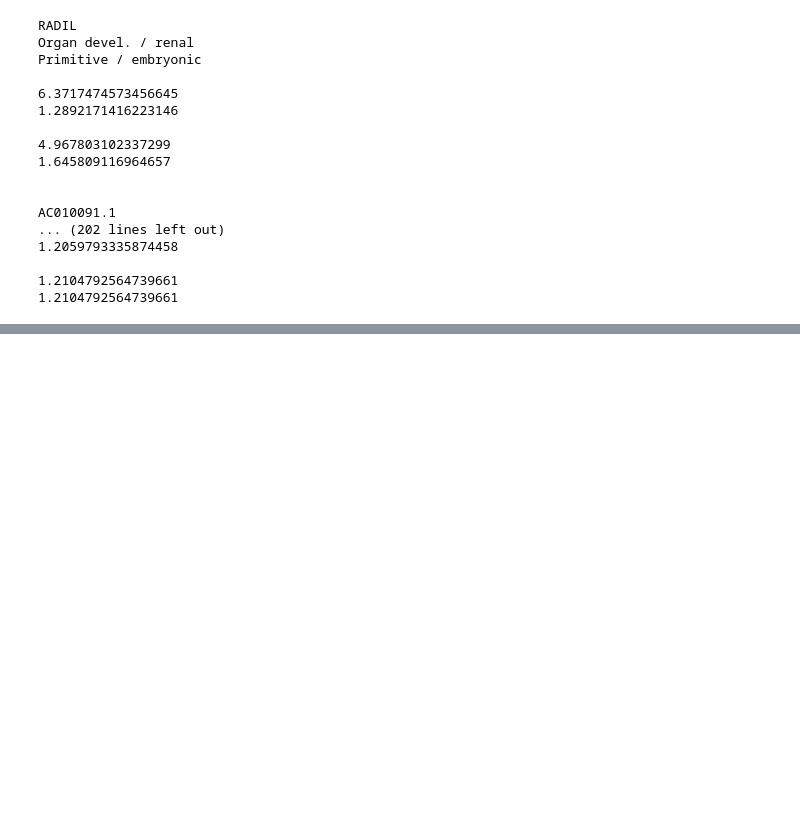
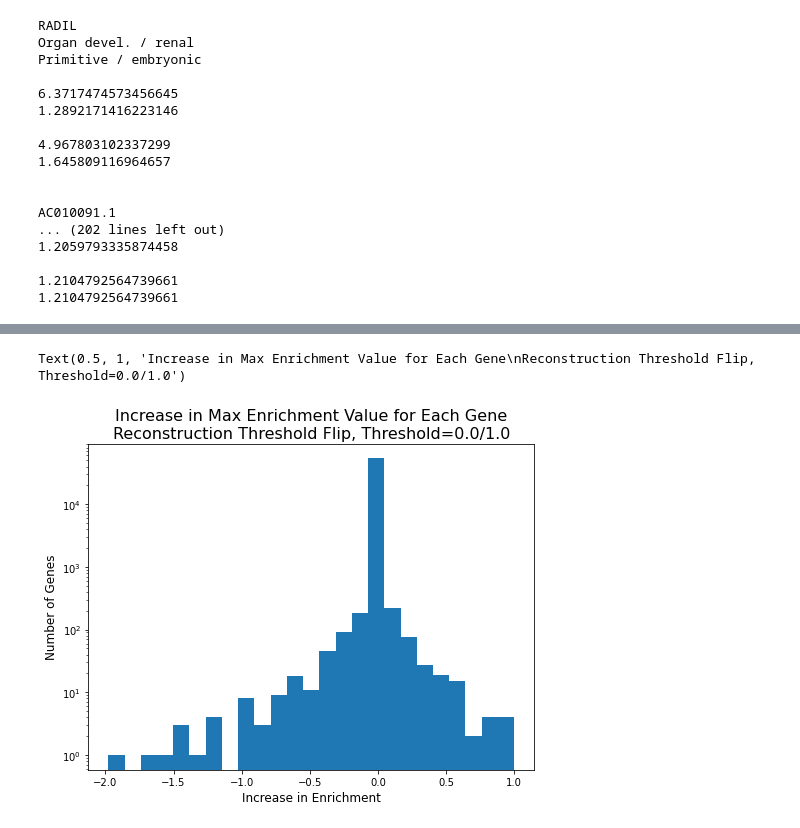
Before and after one commit to meuleman/gilbertAPI, a Jupyter notebook: recommendersystems/NMF/DHS/quality_of_NMF_recon_threshold_flip_01thresh_gene_enrichment.ipynb, the cells around one changed output, grey strips where cells are left out. Saved outputs shown, nothing was run; the diff lists cells and outputs as text; code cells hidden in the pictures; blank space fills up the shorter version.

```diff
--- a/recommendersystems/NMF/DHS/quality_of_NMF_recon_threshold_flip_01thresh_gene_enrichment.ipynb
+++ b/recommendersystems/NMF/DHS/quality_of_NMF_recon_threshold_flip_01thresh_gene_enrichment.ipynb
@@ -283,0 +305,29 @@ genes[16253]
+# %%
+comp_enrichment_diff_in_max_vals = []
+for gene_ind in range(len(comp_enrichment_for_each_gene[0, :, 0])):
+
+    new_max_comp = np.argmax(comp_enrichment_for_each_gene[1, gene_ind, :])
+    new_max_comp_val = comp_enrichment_for_each_gene[1, gene_ind, new_max_comp]
+
+    original_max_comp = np.argmax(comp_enrichment_for_each_gene[0, gene_ind, :])
+    original_max_comp_val = comp_enrichment_for_each_gene[0, gene_ind, original_max_comp]
+
+    comp_enrichment_diff_in_max_vals.append(new_max_comp_val - original_max_comp_val)
+
+comp_enrichment_diff_in_max_vals = np.array(comp_enrichment_diff_in_max_vals)
+# %%
+comp_enrichment_diff_in_max_vals_filtered = comp_enrichment_diff_in_max_vals[(~np.isinf(comp_enrichment_diff_in_max_vals)) &
+                                                                             (~np.isnan(comp_enrichment_diff_in_max_vals))]
+# %%
+fig = plt.figure(figsize=(8,6))
+fig.patch.set_facecolor('white')
+
+plt.hist(comp_enrichment_diff_in_max_vals_filtered, bins=25)
+plt.yscale('log')
+
+plt.xlabel('Increase in Enrichment', fontsize=12)
+plt.ylabel('Number of Genes', fontsize=12)
+plt.title('Increase in Max Enrichment Value for Each Gene\nReconstruction Threshold Flip, Threshold=0.0/1.0', fontsize=16, x=0.5, y=1)
+# %% [output]
+Text(0.5, 1, 'Increase in Max Enrichment Value for Each Gene\nReconstruction Threshold Flip, Threshold=0.0/1.0')
+[figure, added]
```
Also changed, not shown: parts of 17 cells of this notebook.
